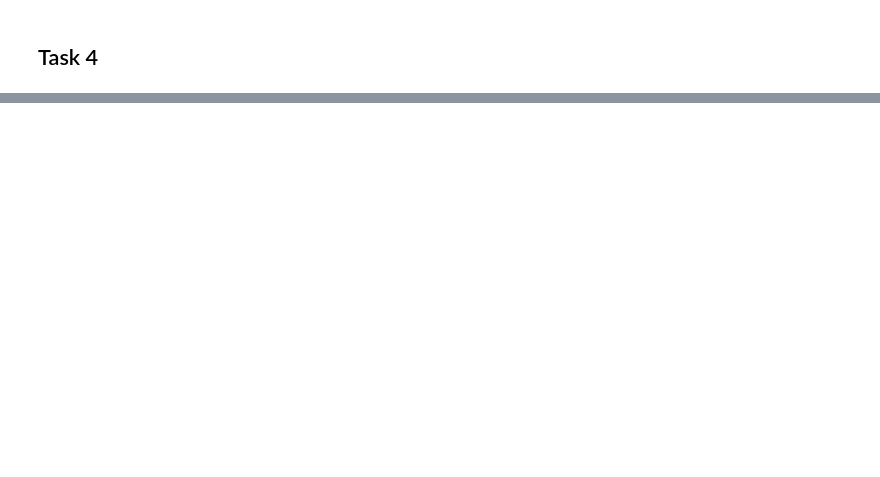
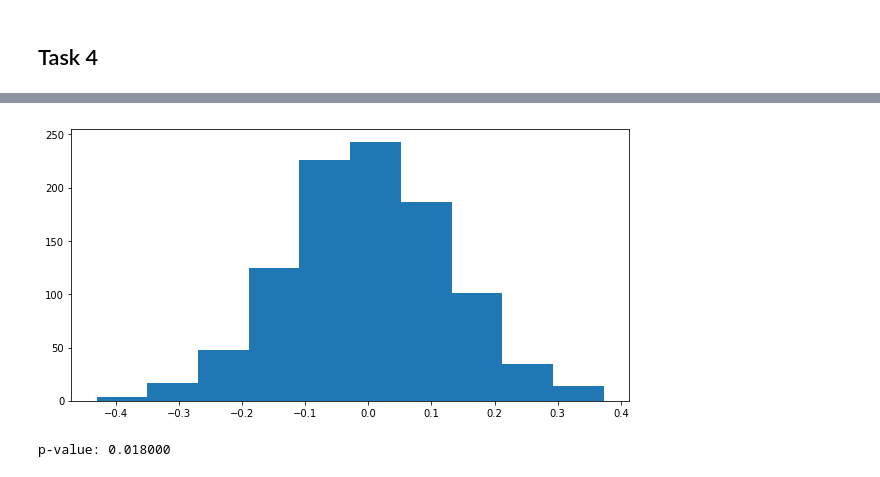
Before and after one commit to biellou/machine-learning-yandex, a Jupyter notebook: course4/week4/c4w4t2.ipynb, the cells around one changed output, grey strips where cells are left out. Cells and saved outputs as stored; diff of their text form; code cells hidden in the pictures; blank space fills up the shorter version.

```diff
--- a/course4/week4/c4w4t2.ipynb
+++ b/course4/week4/c4w4t2.ipynb
@@ -179,0 +258,3 @@ print 'Коэф-т Крамера: %f; p-value: %f' % v_cramer(contingency_table
+# %%
+returned = credit[credit['default'] ==  0]['AGE']
+not_returned = credit[credit['default'] ==  1]['AGE']
@@ -179,0 +311,9 @@ print 'Коэф-т Крамера: %f; p-value: %f' % v_cramer(contingency_table
+# %%
+pylab.hist(permutation_zero_dist_ind(returned, not_returned, max_combinations = 1000))
+pylab.show()
+# %% [output]
+[figure, added]
+# %%
+print "p-value: %f" % permutation_test(returned, not_returned, max_permutations = 1000)
+# %% [output]
+p-value: 0.018000
```
Also changed, not shown: parts of 14 cells of this notebook, 2 other files.
